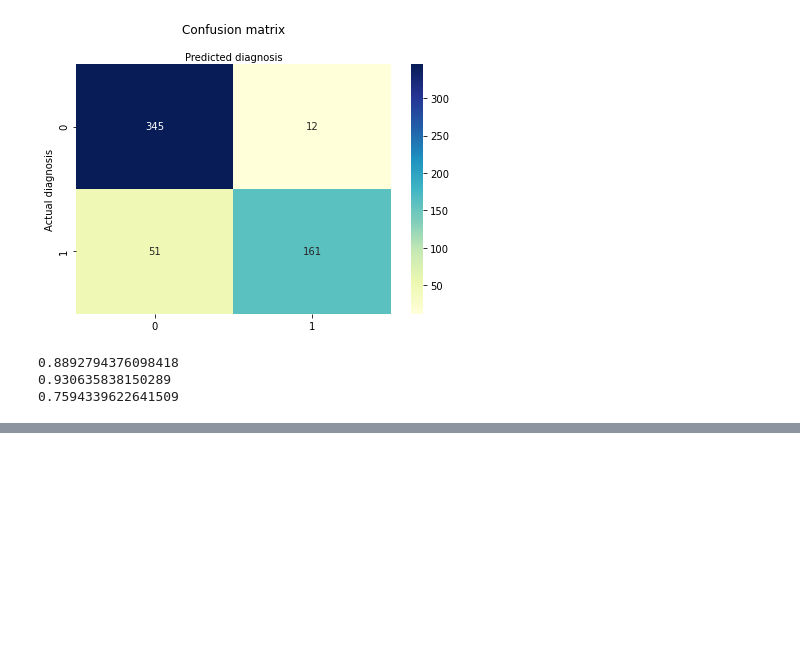
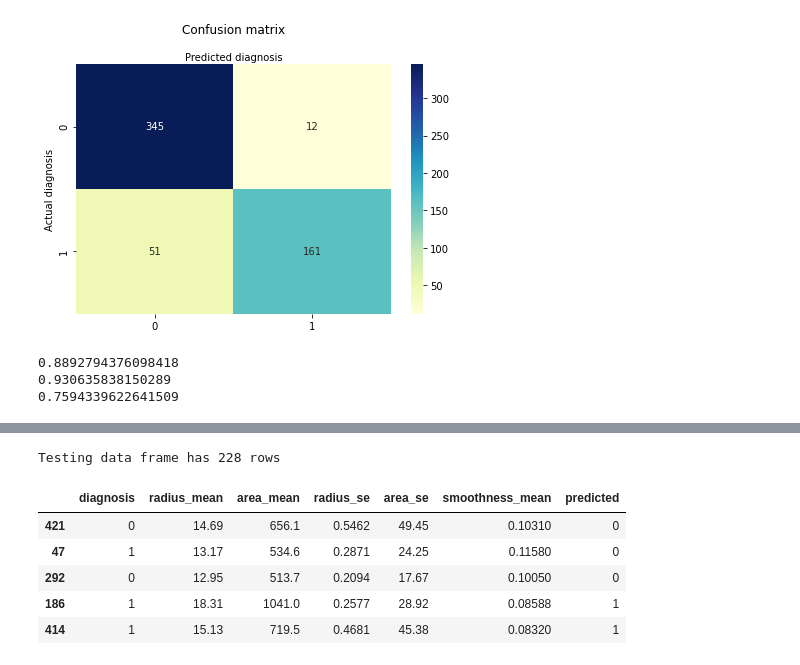
Before and after one commit to seemavora/MLandAiPractice, a Jupyter notebook: StanfordAI/Logisitic/Logistic.ipynb, the cells around one changed output, grey strips where cells are left out. Cells and saved outputs as stored; diff of their text form; code cells hidden in the pictures; blank space fills up the shorter version.

```diff
--- a/StanfordAI/Logisitic/Logistic.ipynb
+++ b/StanfordAI/Logisitic/Logistic.ipynb
@@ -119,0 +134,11 @@ confusionMatStats(y_test,y_pred)
+# %%
+print('Testing data frame has %d rows'%test_df.shape[0])
+test_df.head()
+# %% [output]
+Testing data frame has 228 rows
+|  | diagnosis | radius_mean | area_mean | radius_se | area_se | smoothness_mean | predicted |
+| 421 | 0 | 14.69 | 656.1 | 0.5462 | 49.45 | 0.10310 | 0 |
+| 47 | 1 | 13.17 | 534.6 | 0.2871 | 24.25 | 0.11580 | 0 |
+| 292 | 0 | 12.95 | 513.7 | 0.2094 | 17.67 | 0.10050 | 0 |
+| 186 | 1 | 18.31 | 1041.0 | 0.2577 | 28.92 | 0.08588 | 1 |
+| 414 | 1 | 15.13 | 719.5 | 0.4681 | 45.38 | 0.08320 | 1 |
```
Also changed, not shown: parts of 7 cells of this notebook.
